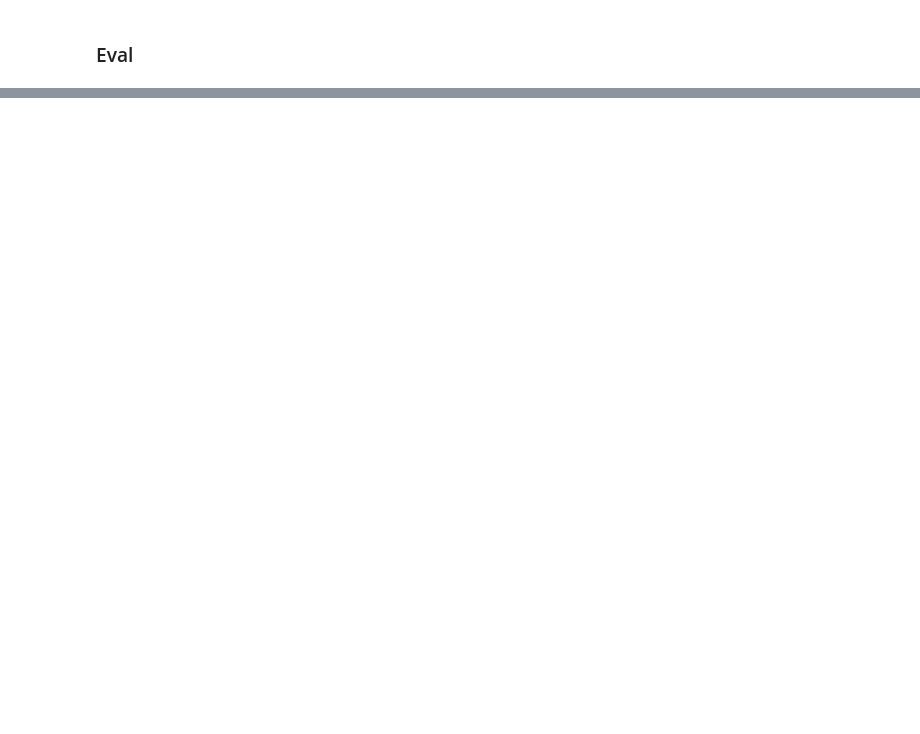
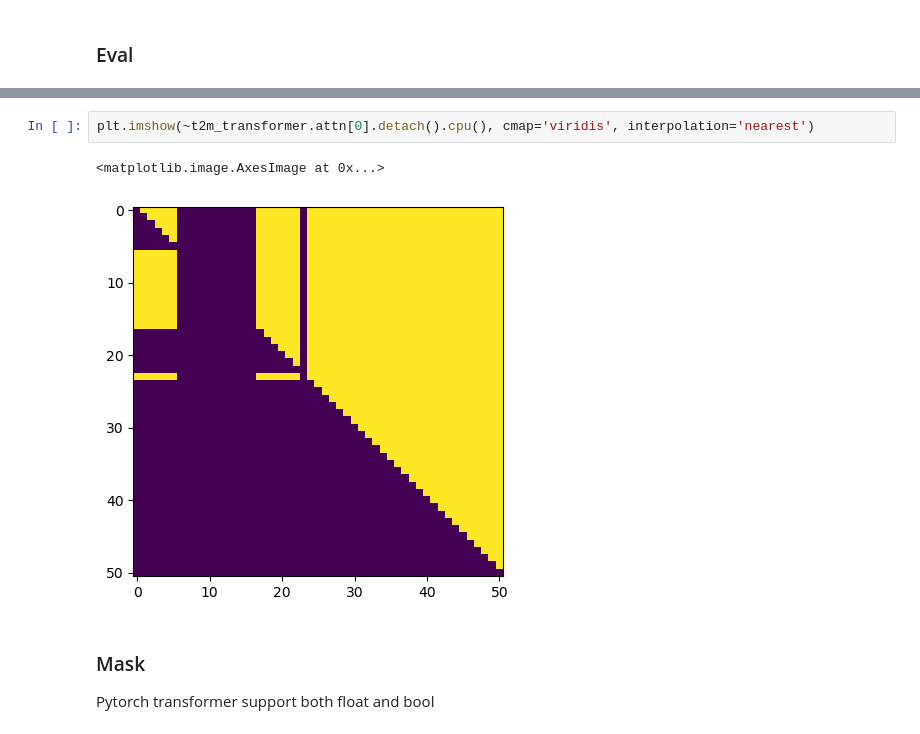
Before and after one commit to exitudio/momask-codes, a Jupyter notebook: study/transformer.ipynb, the cells around one changed output, grey strips where cells are left out. Saved outputs shown, nothing was run; the diff lists cells and outputs as text; blank space fills up the shorter version.

```diff
--- a/study/transformer.ipynb
+++ b/study/transformer.ipynb
@@ -239,0 +346,8 @@ best_fid, best_div, best_top1, best_top2, best_top3, best_matching, writer = eva
+# %%
+plt.imshow(~t2m_transformer.attn[0].detach().cpu(), cmap='viridis', interpolation='nearest')
+# %% [output]
+<matplotlib.image.AxesImage at 0x...>
+[figure, added]
+# %% [markdown]
+### Mask
+Pytorch transformer support both float and bool
```
Also changed, not shown: parts of 32 cells of this notebook.
